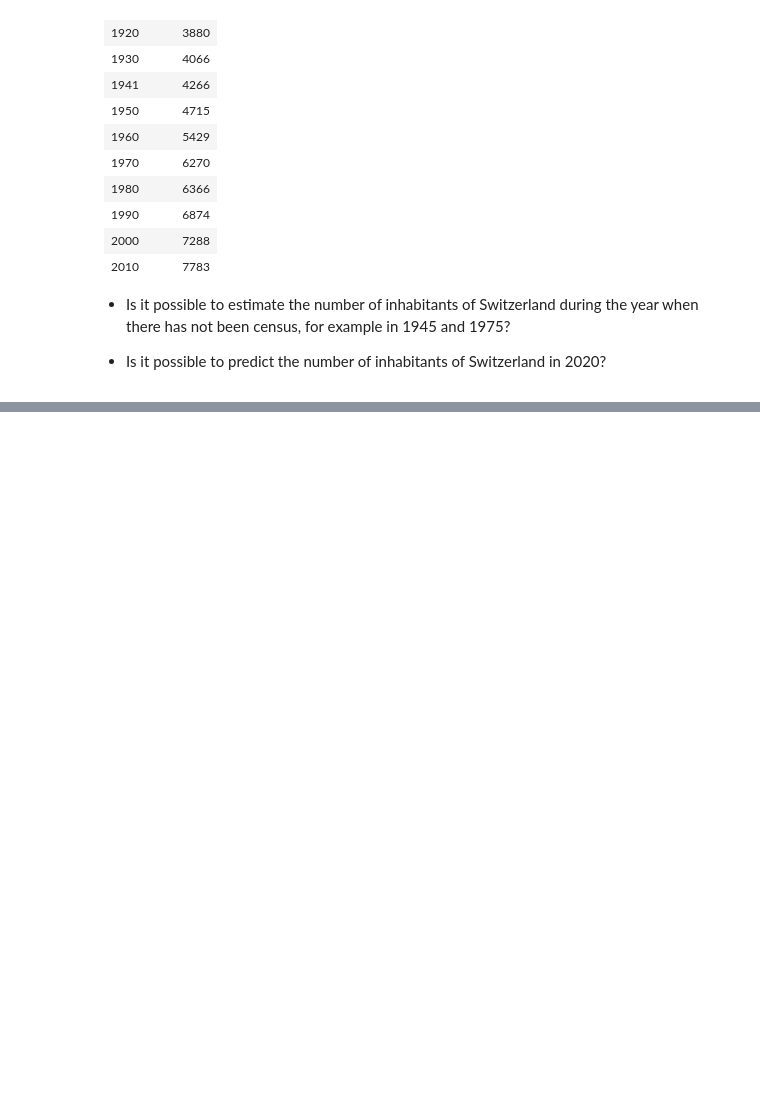
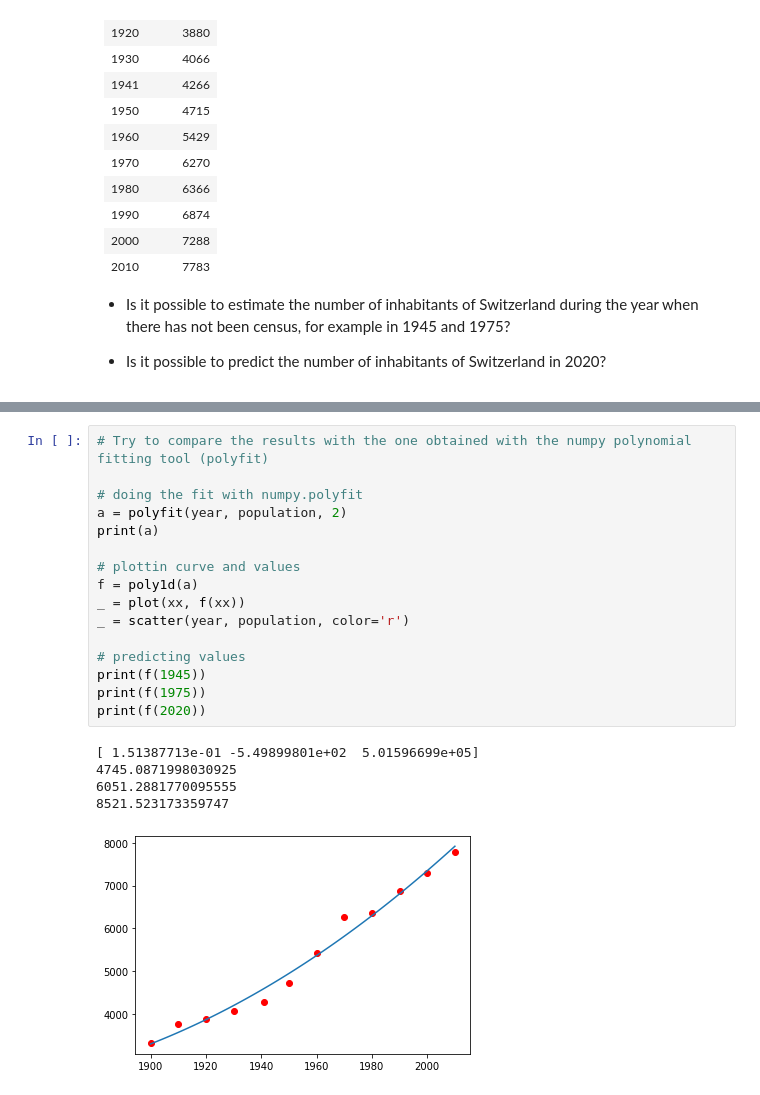
Before and after one commit to mapenzo-ph/numerical-analysis-2021-2022, a Jupyter notebook: notebooks/GR_lab02_least_squares.ipynb, the cells around one changed output, grey strips where cells are left out. Saved outputs shown, nothing was run; the diff lists cells and outputs as text; blank space fills up the shorter version.

```diff
--- a/notebooks/GR_lab02_least_squares.ipynb
+++ b/notebooks/GR_lab02_least_squares.ipynb
@@ -65,0 +98,22 @@ print(f(2020))
+# %%
+# Try to compare the results with the one obtained with the numpy polynomial fitting tool (polyfit)
+
+# doing the fit with numpy.polyfit
+a = polyfit(year, population, 2)
+print(a)
+
+# plottin curve and values
+f = poly1d(a)
+_ = plot(xx, f(xx))
+_ = scatter(year, population, color='r')
+
+# predicting values
+print(f(1945))
+print(f(1975))
+print(f(2020))
+# %% [output]
+[ 1.51387713e-01 -5.49899801e+02  5.01596699e+05]
+4745.0871998030925
+6051.2881770095555
+8521.523173359747
+[figure, added]
```
Also changed, not shown: parts of 4 cells of this notebook.
